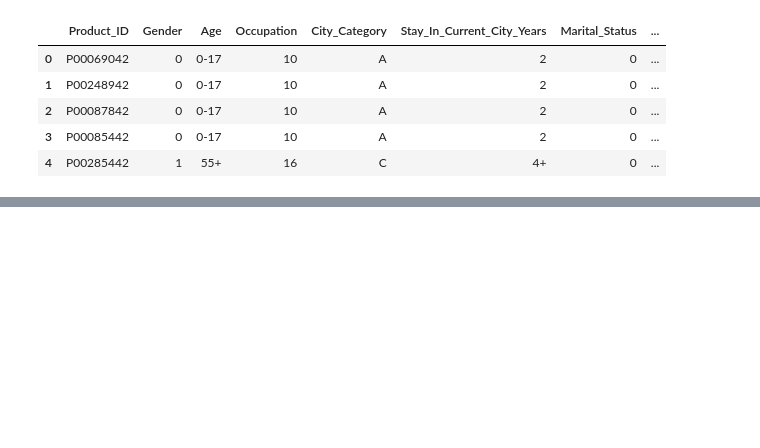
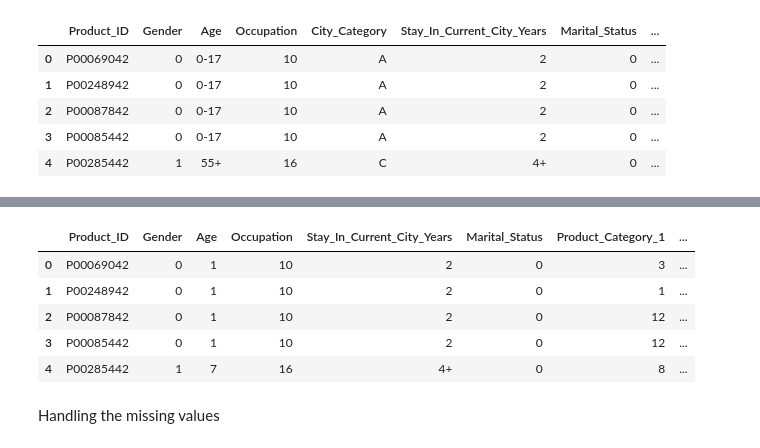
Before and after one commit to PrathameshP26/Data_analytics, a Jupyter notebook: Exploratory Data Analysis/black_friday/eda_blackfriday.ipynb, the cells around one changed output, grey strips where cells are left out. Drawn from its saved outputs; the diff is of its cells as text; code cells hidden in the pictures; blank space fills up the shorter version.

```diff
--- a/Exploratory Data Analysis/black_friday/eda_blackfriday.ipynb
+++ b/Exploratory Data Analysis/black_friday/eda_blackfriday.ipynb
@@ -111,0 +149,13 @@ df.head()
+# %%
+df.drop(['City_Category'],inplace=True,axis=1)
+# %%
+df.head()
+# %% [output]
+|  | Product_ID | Gender | Age | Occupation | Stay_In_Current_City_Years | Marital_Status | Product_Category_1 | ... |
+| 0 | P00069042 | 0 | 1 | 10 | 2 | 0 | 3 | ... |
+| 1 | P00248942 | 0 | 1 | 10 | 2 | 0 | 1 | ... |
+| 2 | P00087842 | 0 | 1 | 10 | 2 | 0 | 12 | ... |
+| 3 | P00085442 | 0 | 1 | 10 | 2 | 0 | 12 | ... |
+| 4 | P00285442 | 1 | 7 | 16 | 4+ | 0 | 8 | ... |
+# %% [markdown]
+Handling the missing values
```
Also changed, not shown: parts of 19 cells of this notebook.
